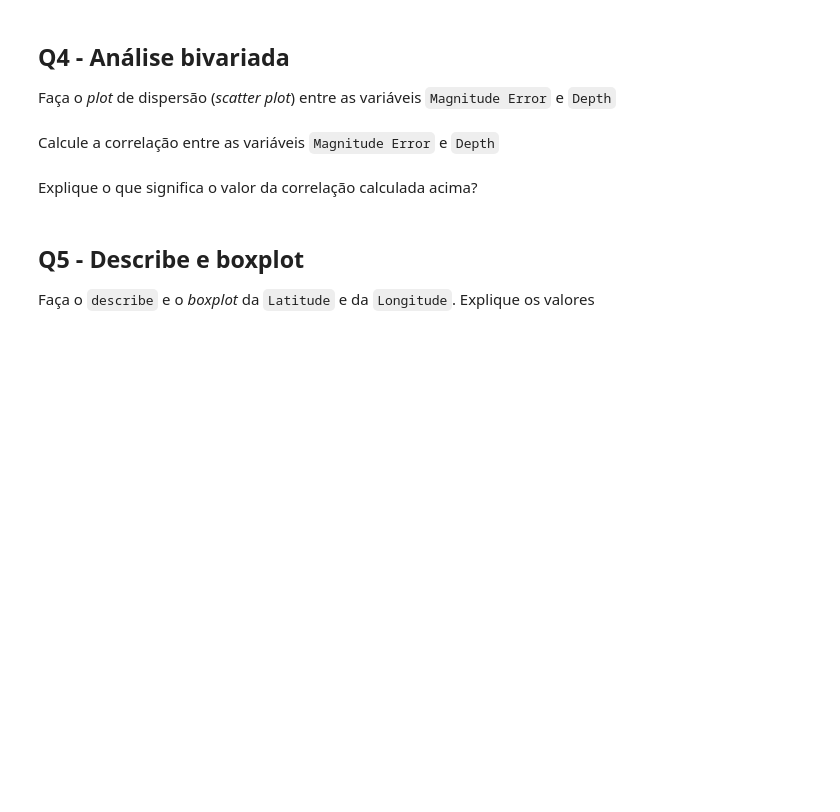
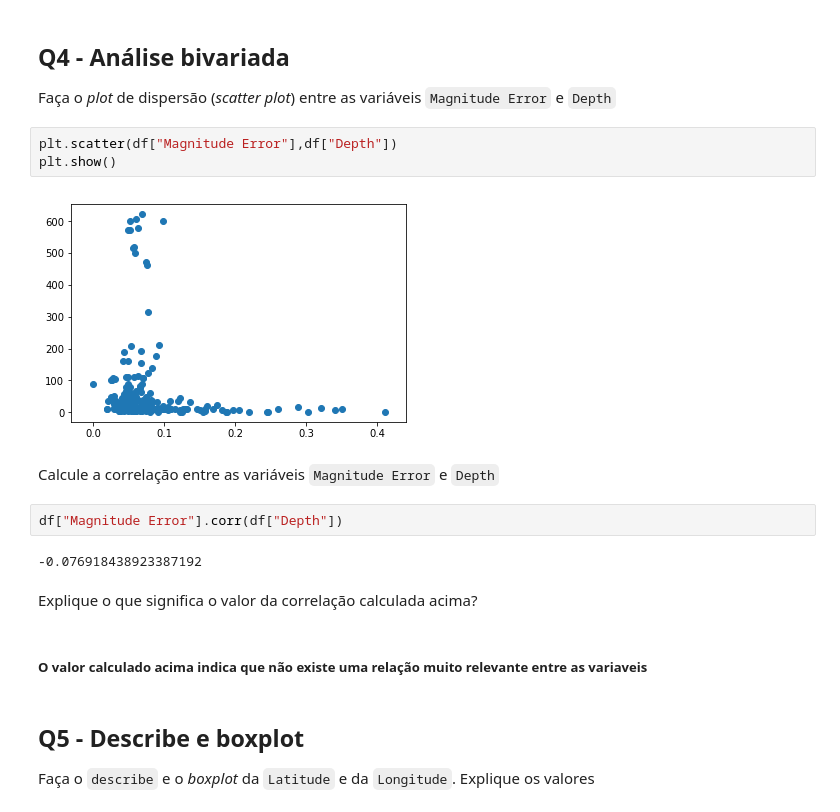
Before and after one commit to PhelipeMuller/CienciaDosDados, a Jupyter notebook: APS5_Earthquake.ipynb, the cells around one changed output. Drawn from its saved outputs; the diff is of its cells as text; blank space fills up the shorter version.

```diff
--- a/APS5_Earthquake.ipynb
+++ b/APS5_Earthquake.ipynb
@@ -149,10 +146,21 @@ Se conseguir obter a resposta sem calcular, insira a resposta abaixo:
 ## Q4 - Análise bivariada
 
 Faça o *plot* de dispersão (*scatter plot*) entre as variáveis `Magnitude Error`  e `Depth`
+# %%
+plt.scatter(df["Magnitude Error"],df["Depth"])
+plt.show()
+# %% [output]
+[figure, added]
 # %% [markdown]
 Calcule a correlação entre as variáveis `Magnitude Error`  e `Depth`
+# %%
+df["Magnitude Error"].corr(df["Depth"])
+# %% [output]
+-0.076918438923387192
 # %% [markdown]
 Explique o que significa o valor da correlação calculada acima?
+# %% [markdown]
+<h5>O valor calculado acima indica que não existe uma relação muito relevante entre as variaveis</h5>
 # %% [markdown]
 ## Q5 - Describe e boxplot
 
```
Also changed, not shown: parts of 9 cells of this notebook, 1 other file.
